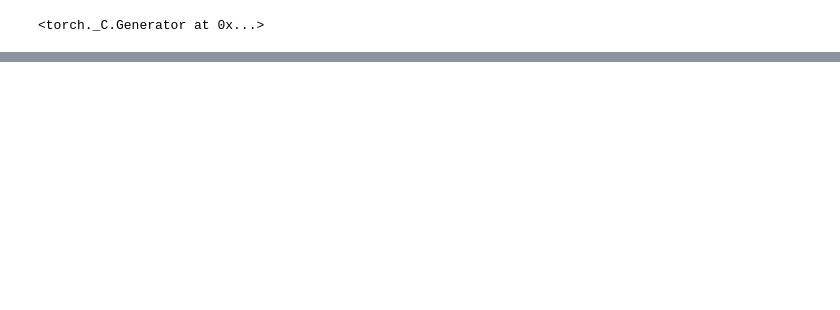
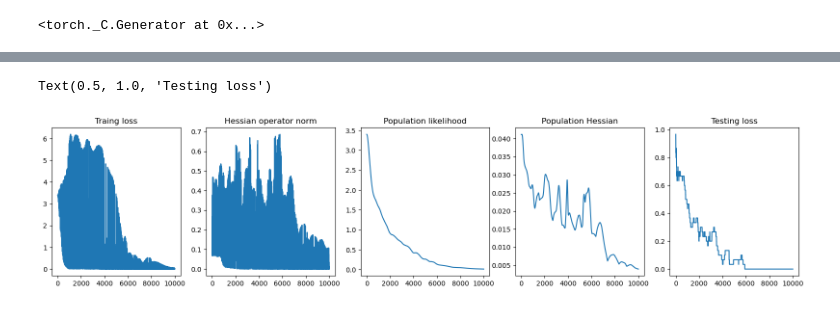
Before and after one commit to VivienCabannes/memory-theory, a Jupyter notebook: eos.ipynb, the cells around one changed output, grey strips where cells are left out. Saved outputs shown, nothing was run; the diff lists cells and outputs as text; code cells hidden in the pictures; blank space fills up the shorter version.

```diff
--- a/eos.ipynb
+++ b/eos.ipynb
@@ -399,29 +90,0 @@ for k in range(nb_trials):
-# %%
-mean_train_losses = train_losses.mean(dim=0)
-std_train_losses = train_losses.std(dim=0)
-mean_test_losses = test_losses.mean(dim=0)
-std_test_losses = test_losses.std(dim=0)
-
-for j in range(num_models):
-    train_loss = mean_train_losses[j]
-    test_loss = mean_test_losses[j]
-    train_std = std_train_losses[j]
-    test_std = std_test_losses[j]
-    lr = learning_rates[j]
-
-    fig, axes = plt.subplots(1, 2, figsize=(10, 3))
-
-    axes[0].plot(th.arange(nb_epoch), train_loss, label='train', alpha=.5)
-    smooth_train_loss = ewma(train_loss, .99)
-    smooth_train_std = ewma(train_std, .99)
-    axes[0].plot(th.arange(nb_epoch), smooth_train_loss, label='train')
-    axes[0].fill_between(th.arange(nb_epoch), smooth_train_loss - .5*smooth_train_std, smooth_train_loss + .5*smooth_train_std, alpha=.5, color='C1')
-    axes[1].plot(th.arange(nb_epoch), test_loss, label='test')
-    axes[1].fill_between(th.arange(nb_epoch), test_loss - .5*test_std, test_loss + .5*test_std, alpha=.5, color='C0')
-
-    for i in range(2):
-        axes[i].set_xscale('log')
-        axes[i].set_yscale('log')
-        axes[i].set_xlabel('epoch', fontsize=14)
-        loss_type = {0: "train", 1: "test"}[i]
-        axes[i].set_ylabel(f'{loss_type} loss - {lr=:.0e}', fontsize=14)
@@ -432,0 +91,15 @@ for j in range(num_models):
+# %%
+fig, axes = plt.subplots(1, 5, figsize=(20, 4))
+axes[0].plot(torch.arange(nb_epoch), train_loss)
+axes[0].set_title('Traing loss')
+axes[1].plot(np.arange(nb_epoch), eigenvals[:, -1])
+axes[1].set_title('Hessian operator norm')
+axes[2].plot(torch.arange(nb_epoch), train_loss_pop)
+axes[2].set_title('Population likelihood')
+axes[3].plot(np.arange(nb_epoch), eigenvals_pop[:, -1])
+axes[3].set_title('Population Hessian')
+axes[4].plot(torch.arange(nb_epoch), test_loss)
+axes[4].set_title('Testing loss')
+# %% [output]
+Text(0.5, 1.0, 'Testing loss')
+[figure, added]
```
Also changed, not shown: parts of 27 cells of this notebook, 3 other files.
